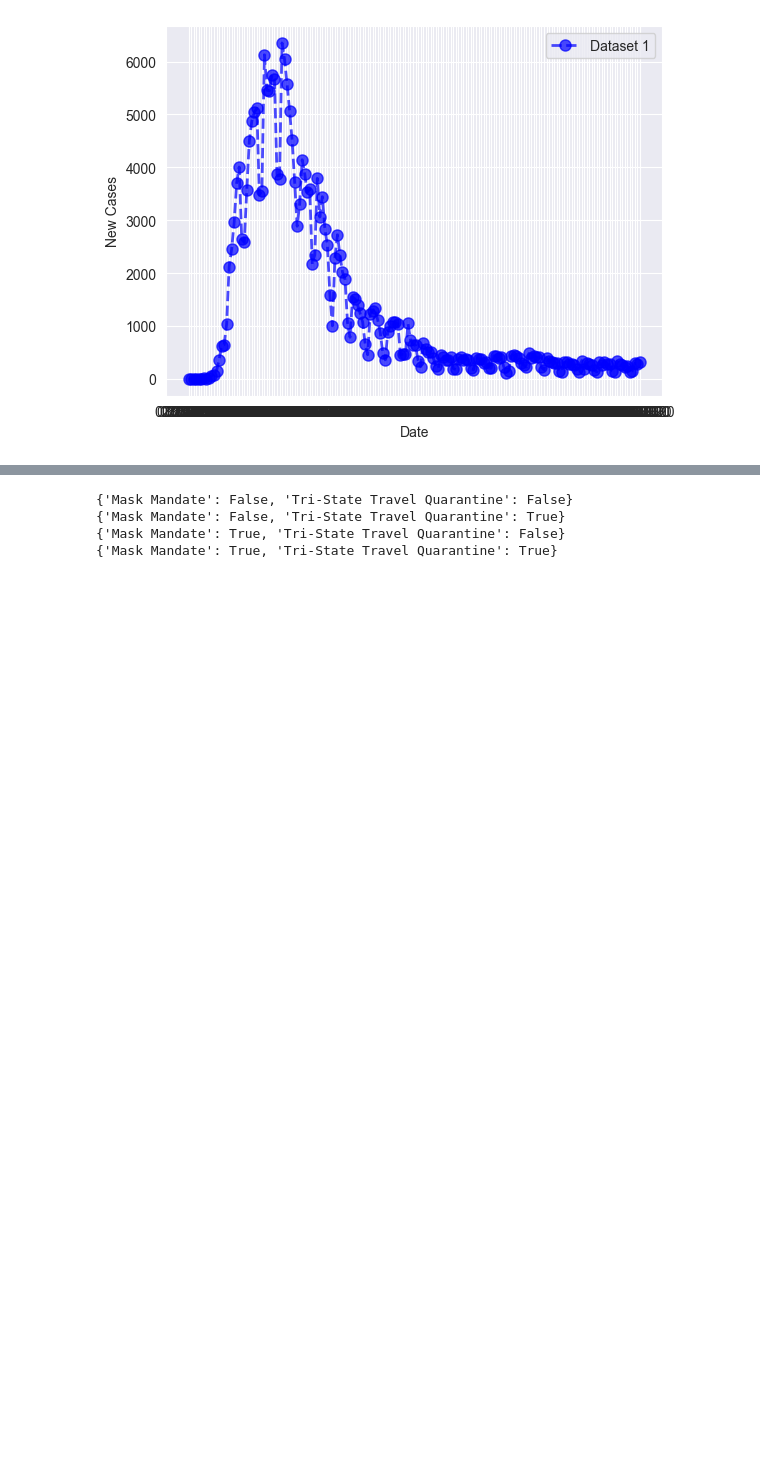
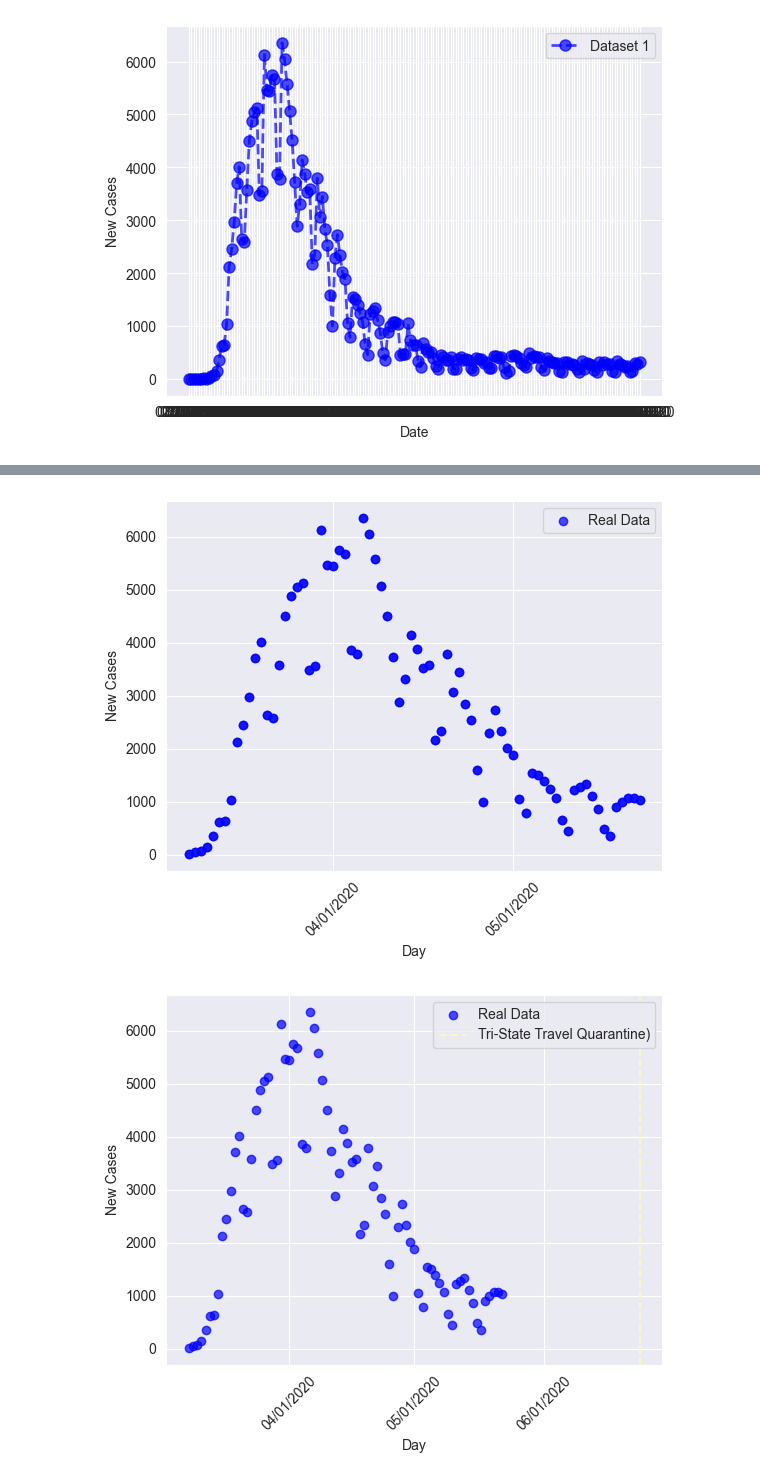
Before and after one commit to OnkarSama/SI-Graphs, a Jupyter notebook: SIRVisualization.ipynb, the cells around one changed output, grey strips where cells are left out. Cells and saved outputs as stored; diff of their text form; code cells hidden in the pictures; blank space fills up the shorter version.

```diff
--- a/SIRVisualization.ipynb
+++ b/SIRVisualization.ipynb
@@ -362,10 +432,43 @@ def policy_models(policies):
 # %%
 combos = policy_models(policies)
 # %%
-for idx,combo in enumerate(combos):
-    print(combo)
+def plot_test(combos,plt):
+    for idx, combo in enumerate(combos):
+
+        date = df_date[date_col]
+        new_cases = df_date[cases_col]
+
+        plt.scatter(date, new_cases, color='blue',label='Real Data', alpha=0.7)
+
+        plt.xlabel('Day')
+        plt.ylabel('New Cases')
+
+        plt = plot_policy_breaks(combo,plt)
+
+        plt.legend()
+
+        plt.show()
-# %% [output]
-{'Mask Mandate': False, 'Tri-State Travel Quarantine': False}
-{'Mask Mandate': False, 'Tri-State Travel Quarantine': True}
-{'Mask Mandate': True, 'Tri-State Travel Quarantine': False}
-{'Mask Mandate': True, 'Tri-State Travel Quarantine': True}
+# %%
+date_col = "date_of_interest"
+cases_col = "CASE_COUNT"
+
+start_date = "03/08/2020"
+end_date = "05/22/2020" # 75 days
+#end_date = "09/04/2020"
+df_date= date_range_selector(df1,start_date,end_date,date_col,cases_col)
+
+
+date = df_date[date_col]
+new_cases = df_date[cases_col]
+
+plt.scatter(date, new_cases, color='blue', alpha=0.7)
+
+plt.xlabel('Day')
+plt.ylabel('New Cases')
+
+combos = policy_models(policies)
+
+plot_test(combos,plt)
+# %% [output]
+[figure, added]
+[figure, added]
```
Also changed, not shown: parts of 34 cells of this notebook.
